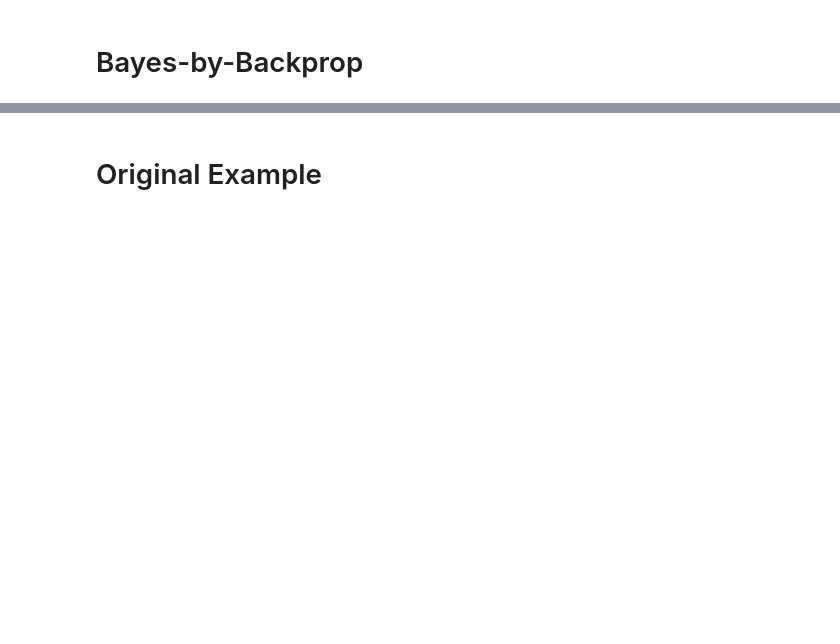
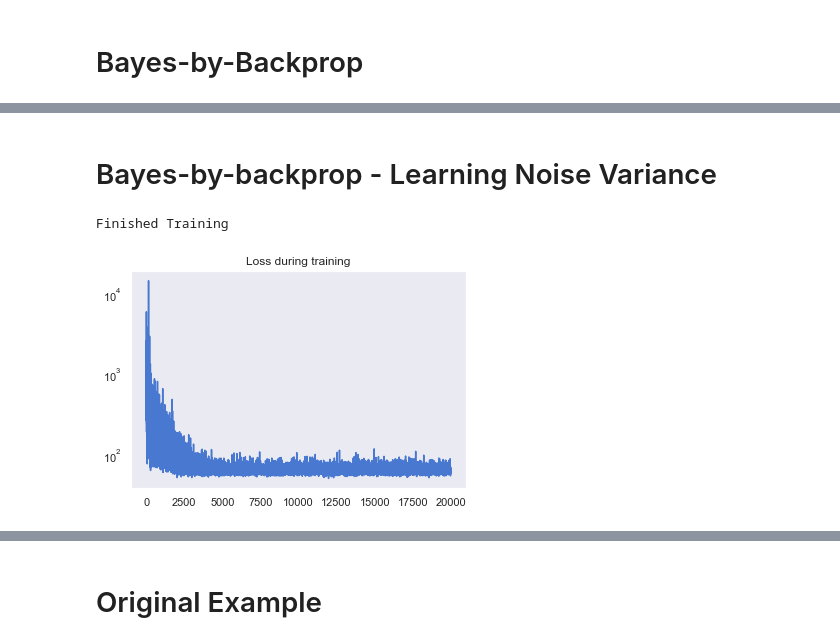
Before and after one commit to andreric/bayesian_neural_network, a Jupyter notebook: train_bbb_1D_regression.ipynb, the cells around one changed output, grey strips where cells are left out. Drawn from its saved outputs; the diff is of its cells as text; code cells hidden in the pictures; blank space fills up the shorter version.

```diff
--- a/train_bbb_1D_regression.ipynb
+++ b/train_bbb_1D_regression.ipynb
@@ -225,0 +220,40 @@ plt.show()
+# %% [markdown]
+# Bayes-by-backprop - Learning Noise Variance
+# %%
+from BBB_v2 import MLP_BBB
+
+nnet = MLP_BBB(1, 1, [10, 10], prior_var=1, prior_noise_var=0.05)
+
+nnet.to(DEVICE)
+nnet.train()
+
+data = torch.tensor(x_train, dtype=torch.float32).to(DEVICE)
+target = torch.tensor(y_train, dtype=torch.float32).to(DEVICE)
+
+optimizer = optim.Adam(nnet.parameters(), lr=1e-2)
+epochs = 20000
+
+loss_arr = list()
+lr_arr = list()
+noise_arr = list()
+for epoch in tqdm(range(epochs)):  # loop over the dataset multiple times
+
+    optimizer.zero_grad()
+
+    # forward + backward + optimize
+    loss = nnet.sample_elbo(data, target, 2)
+    loss.backward()
+    optimizer.step()
+
+    noise_arr.append(nnet.noise)
+    loss_arr.append(loss.item())
+
+print('Finished Training')
+
+plt.plot(loss_arr)
+plt.yscale('log')
+plt.title('Loss during training')
+plt.show()
+# %% [output]
+Finished Training
+[figure, added]
```
Also changed, not shown: parts of 15 cells of this notebook, 3 other files.
